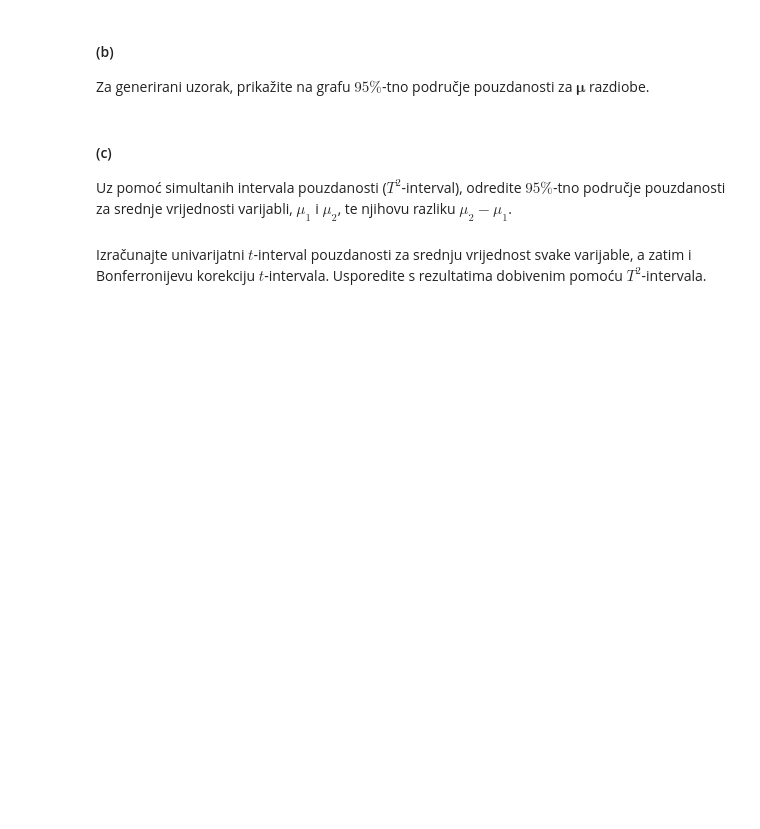
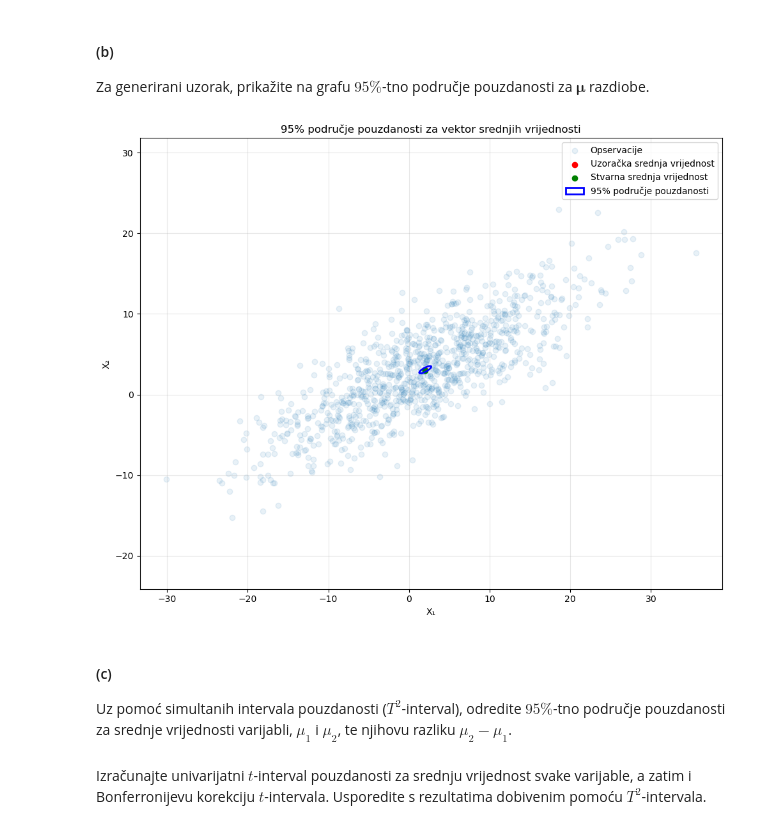
Before and after one commit to kvrancic/multivariate-data-analysis, a Jupyter notebook: LAB1.ipynb, the cells around one changed output. Cells and saved outputs as stored; diff of their text form; code cells hidden in the pictures; blank space fills up the shorter version.

```diff
--- a/LAB1.ipynb
+++ b/LAB1.ipynb
@@ -631,6 +631,40 @@ Ne možemo odbaciti H_0 na razini značajnosti 0.05
 #### (b)
 
 Za generirani uzorak, prikažite na grafu $95\%$-tno područje pouzdanosti za $\mathbf{\mu}$ razdiobe.
+# %%
+# (b) 95%-tno područje pouzdanosti za mu
+# Vizualizacija područja pouzdanosti
+plt.figure(figsize=(10, 8))
+
+# Prikaz točaka
+plt.scatter(X[:, 0], X[:, 1], alpha=0.1, label='Opservacije')
+plt.scatter(xbar[0], xbar[1], color='red', label='Uzoračka srednja vrijednost')
+plt.scatter(mu_0[0], mu_0[1], color='green', label='Stvarna srednja vrijednost')
+
+# Izračun parametara za elipsu pouzdanosti
+c_square = F_crit * p * (n - 1) / (n - p)  # Kritična vrijednost za elipsu pouzdanosti
+eigenvalues, eigenvectors = np.linalg.eigh(S)
+theta = np.degrees(np.arctan2(eigenvectors[1, 0], eigenvectors[0, 0]))
+width = 2 * np.sqrt(c_square * eigenvalues[0] / n)
+height = 2 * np.sqrt(c_square * eigenvalues[1] / n)
+
+# Crtanje elipse pouzdanosti - dobijao sam error kad zovem confidence_ellipse
+confidence_ellipse = plt.matplotlib.patches.Ellipse(
+    xy=xbar, width=width, height=height, angle=theta,
+    edgecolor='blue', fc='none', lw=2, label='95% područje pouzdanosti'
+)
+plt.gca().add_patch(confidence_ellipse)
+
+plt.grid(True, alpha=0.3)
+plt.axis('equal')
+plt.xlabel('X₁')
+plt.ylabel('X₂')
+plt.title('95% područje pouzdanosti za vektor srednjih vrijednosti')
+plt.legend()
+plt.tight_layout()
+plt.show()
+# %% [output]
+[figure, added]
 # %% [markdown]
 #### (c)
 
```
Also changed, not shown: parts of 8 cells of this notebook.
